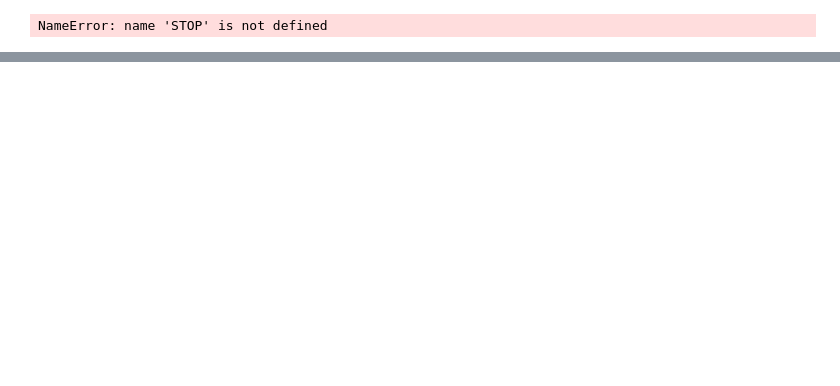
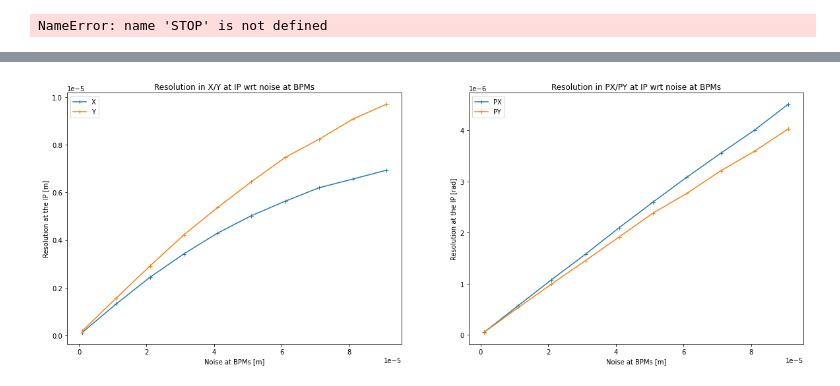
Before and after one commit to MarinDeniaud/luxe-backgrounds, a Jupyter notebook: 06_analysis/Beam_tracking_analysis.ipynb, the cells around one changed output, grey strips where cells are left out. Drawn from its saved outputs; the diff is of its cells as text; code cells hidden in the pictures; blank space fills up the shorter version.

```diff
--- a/06_analysis/Beam_tracking_analysis.ipynb
+++ b/06_analysis/Beam_tracking_analysis.ipynb
@@ -250,0 +280,15 @@ print(Track.twiss.getRowsByValues(key='MUX', minValue=value-0.01, maxValue=value
+# %%
+noise_range = _np.arange(1e-6,1e-4,10e-6)
+_plt.figure(figsize=(20,7))
+_plt.subplot(1, 2, 1)
+beamTracking.PlotResWrtBPMnoise(Track, 'X', 'IP.LUXE.T20', S_list, noise_range)
+beamTracking.PlotResWrtBPMnoise(Track, 'Y', 'IP.LUXE.T20', S_list, noise_range)
+_plt.title('Resolution in X/Y at IP wrt noise at BPMs')
+_plt.subplot(1, 2, 2)
+beamTracking.PlotResWrtBPMnoise(Track, 'PX', 'IP.LUXE.T20', S_list, noise_range)
+beamTracking.PlotResWrtBPMnoise(Track, 'PY', 'IP.LUXE.T20', S_list, noise_range)
+_plt.title('Resolution in PX/PY at IP wrt noise at BPMs')
+
+_plt.savefig("{}_Resolution_at_the_IP_wrt_BPM_noise".format(save_name_prefix), dpi=300, bbox_inches='tight')
+# %% [output]
+[figure, added]
```
Also changed, not shown: parts of 31 cells of this notebook, 1 other file.
